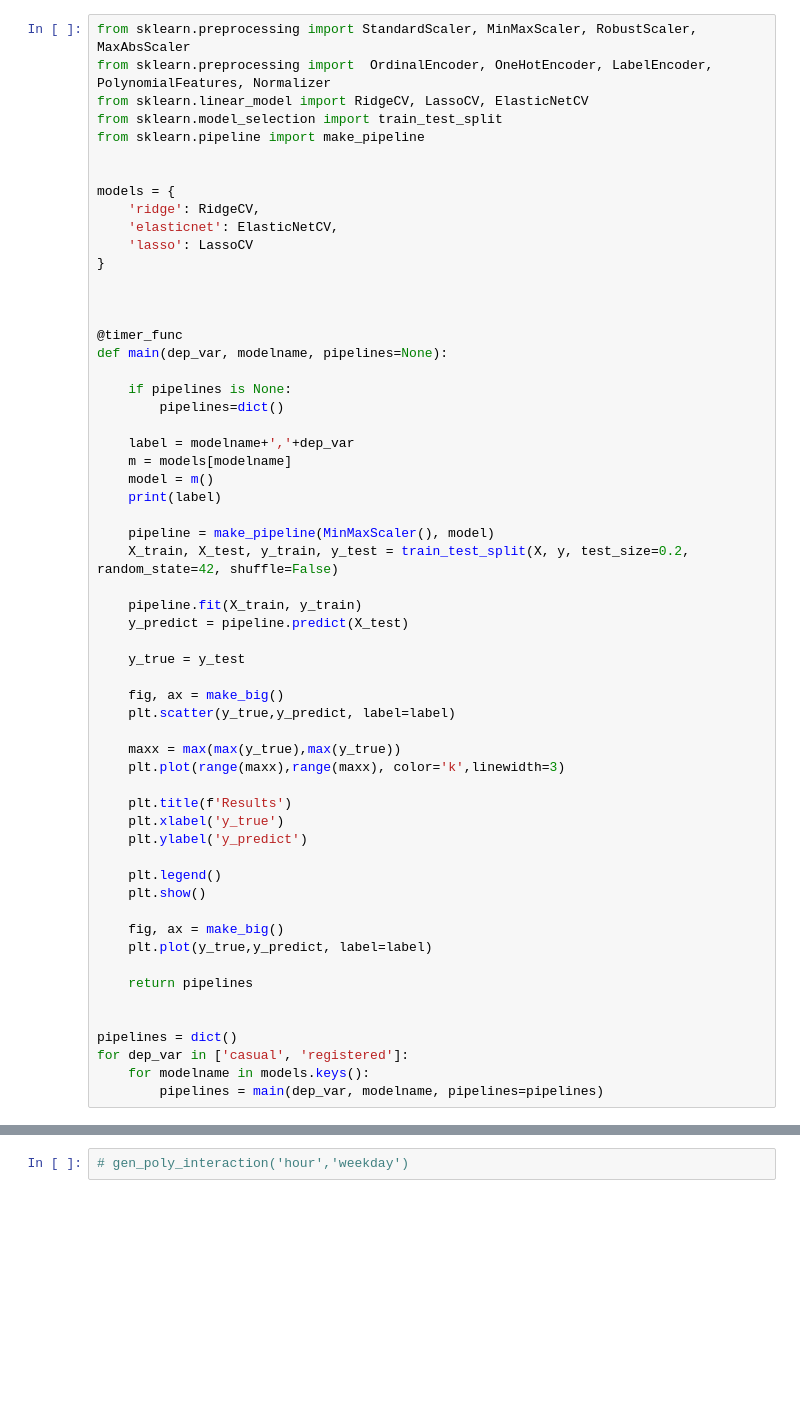
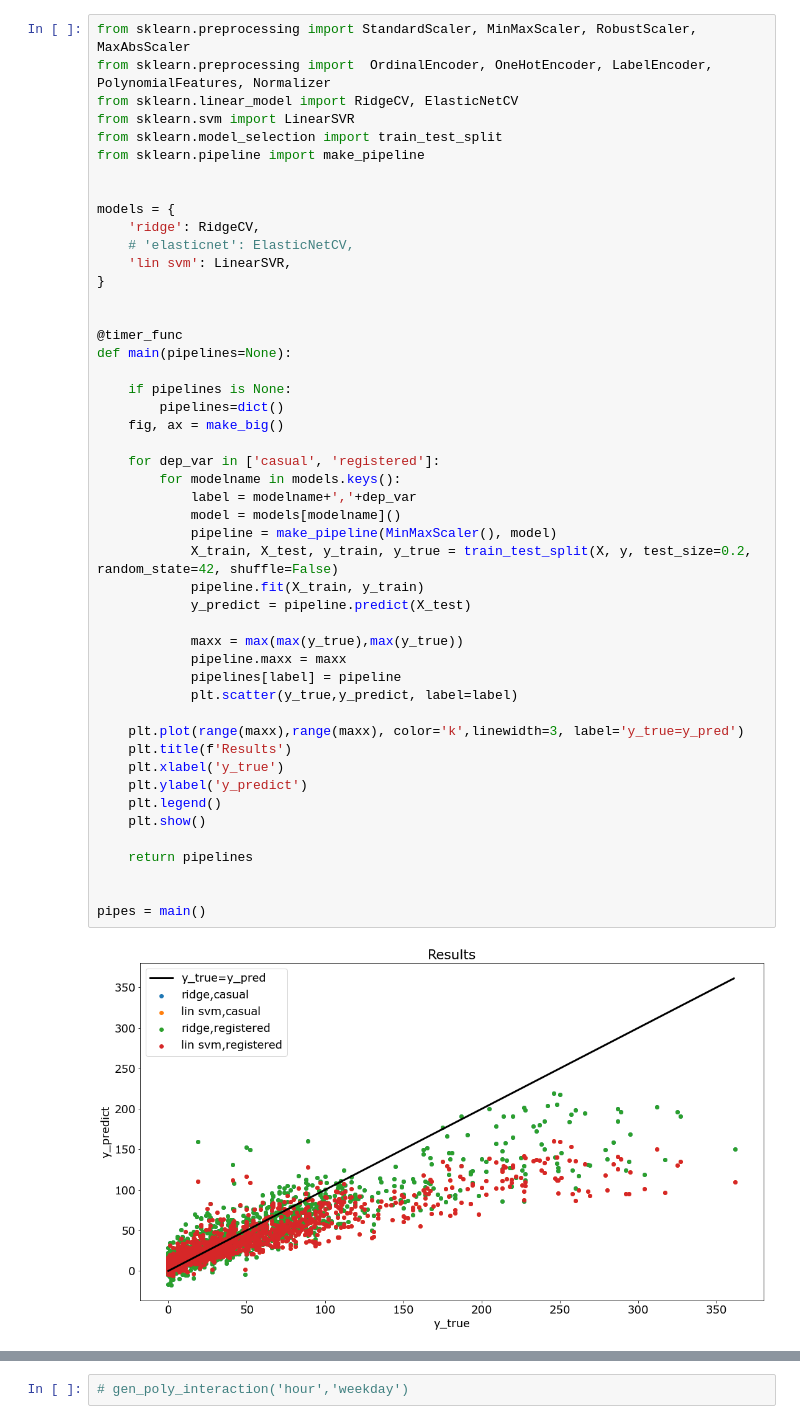
Before and after one commit to Altoidnerd/coinflip, a Jupyter notebook: explore.ipynb, the cells around one changed output, grey strips where cells are left out. Cells and saved outputs as stored; diff of their text form; blank space fills up the shorter version.

```diff
--- a/explore.ipynb
+++ b/explore.ipynb
@@ -662,58 +308,50 @@ Function 'get_dx_new' executed in 10.0052s
 # %%
 from sklearn.preprocessing import StandardScaler, MinMaxScaler, RobustScaler, MaxAbsScaler
 from sklearn.preprocessing import  OrdinalEncoder, OneHotEncoder, LabelEncoder, PolynomialFeatures, Normalizer
-from sklearn.linear_model import RidgeCV, LassoCV, ElasticNetCV
+from sklearn.linear_model import RidgeCV, ElasticNetCV
+from sklearn.svm import LinearSVR
 from sklearn.model_selection import train_test_split
 from sklearn.pipeline import make_pipeline
 
 
 models = {
     'ridge': RidgeCV,
-    'elasticnet': ElasticNetCV,
-    'lasso': LassoCV
+    # 'elasticnet': ElasticNetCV,
+    'lin svm': LinearSVR,
 }
 
 
-
 @timer_func
-def main(dep_var, modelname, pipelines=None):
+def main(pipelines=None):
 
     if pipelines is None:
         pipelines=dict()
+    fig, ax = make_big()
 
-    label = modelname+','+dep_var
-    m = models[modelname]
-    model = m()
-    print(label)
+    for dep_var in ['casual', 'registered']:
+        for modelname in models.keys():
+            label = modelname+','+dep_var
+            model = models[modelname]()
+            pipeline = make_pipeline(MinMaxScaler(), model)
+            X_train, X_test, y_train, y_true = train_test_split(X, y, test_size=0.2, random_state=42, shuffle=False)
+            pipeline.fit(X_train, y_train)
+            y_predict = pipeline.predict(X_test)
 
-    pipeline = make_pipeline(MinMaxScaler(), model)
-    X_train, X_test, y_train, y_test = train_test_split(X, y, test_size=0.2, random_state=42, shuffle=False)
+            maxx = max(max(y_true),max(y_true))
+            pipeline.maxx = maxx
+            pipelines[label] = pipeline
+            plt.scatter(y_true,y_predict, label=label)
 
-    pipeline.fit(X_train, y_train)
-    y_predict = pipeline.predict(X_test)
-
-    y_true = y_test
-
-    fig, ax = make_big()
-    plt.scatter(y_true,y_predict, label=label)
-
-    maxx = max(max(y_true),max(y_true))
-    plt.plot(range(maxx),range(maxx), color='k',linewidth=3)
-
+    plt.plot(range(maxx),range(maxx), color='k',linewidth=3, label='y_true=y_pred')
     plt.title(f'Results')
     plt.xlabel('y_true')
     plt.ylabel('y_predict')
-
     plt.legend()
     plt.show()
-
-    fig, ax = make_big()
-    plt.plot(y_true,y_predict, label=label)
 
     return pipelines
 
 
-pipelines = dict()
-for dep_var in ['casual', 'registered']:
-    for modelname in models.keys():
-        pipelines = main(dep_var, modelname, pipelines=pipelines)
+pipes = main()
+# %% [output]
+[figure, added]
```
Also changed, not shown: parts of 37 cells of this notebook, 6 other files.
